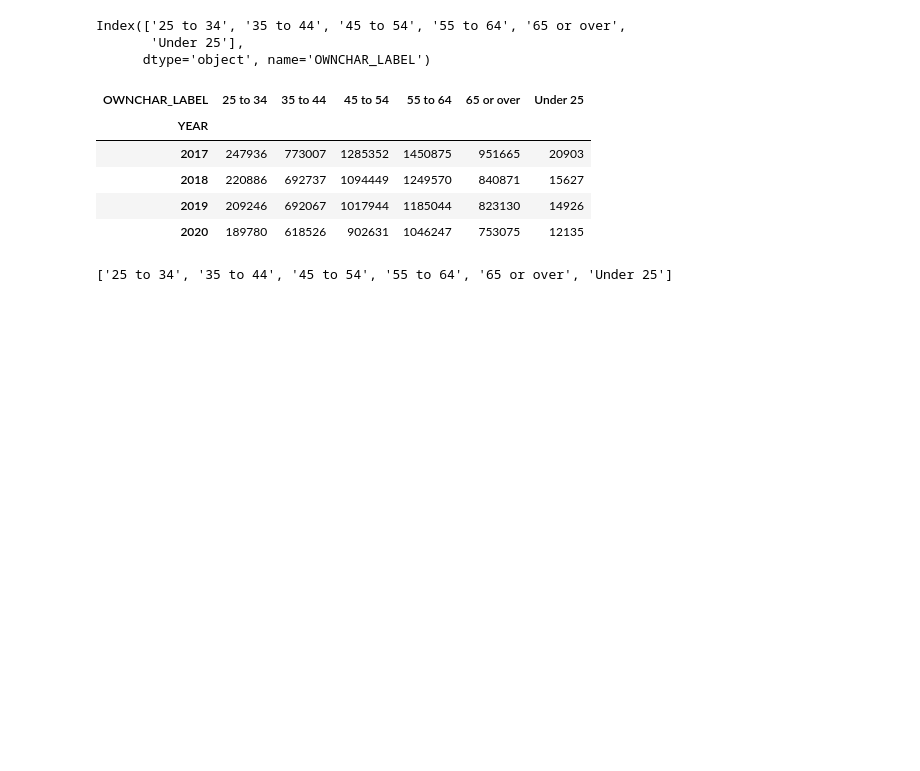
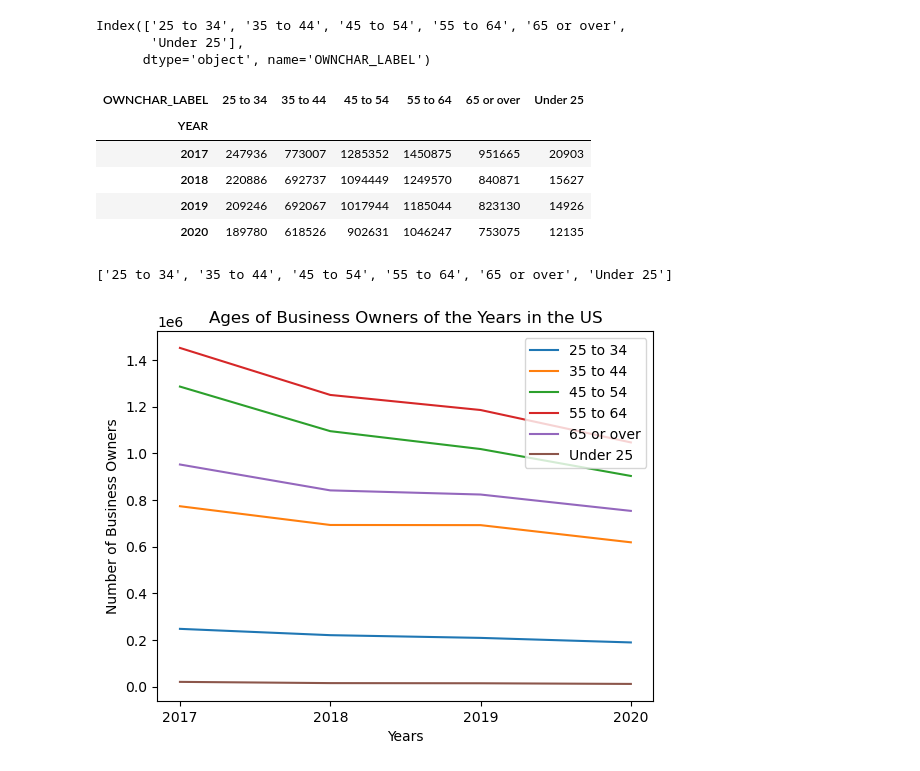
Before and after one commit to snowwly/Assessment_CensusAPIData_Panadas, a Jupyter notebook: Shirley/shirley_notebook3.ipynb, the cells around one changed output. Saved outputs shown, nothing was run; the diff lists cells and outputs as text; code cells hidden in the pictures; blank space fills up the shorter version.

```diff
--- a/Shirley/shirley_notebook3.ipynb
+++ b/Shirley/shirley_notebook3.ipynb
@@ -87,16 +87,26 @@ display(newdf)
 # %%
 
 
 cols = [x for x in newdf.columns]
 print(cols)
 
 fig = px.line(newdf, x=newdf.index, y=cols,markers=True)
 
 fig.update_layout(title='Ages of Business Owners of the Years in the US',
                    xaxis_title='Years',
                    yaxis_title='Number of Business Owners',
                    legend_title="Age groups")
 
 fig.show()
+
+plt.plot(newdf.index,newdf[cols])
+plt.legend(cols,loc='upper right')
+plt.xlabel("Years")
+plt.ylabel("Number of Business Owners")
+plt.title("Ages of Business Owners of the Years in the US")
+
+
+plt.show()
 # %% [output]
 ['25 to 34', '35 to 44', '45 to 54', '55 to 64', '65 or over', 'Under 25']
+[figure, added]
```
